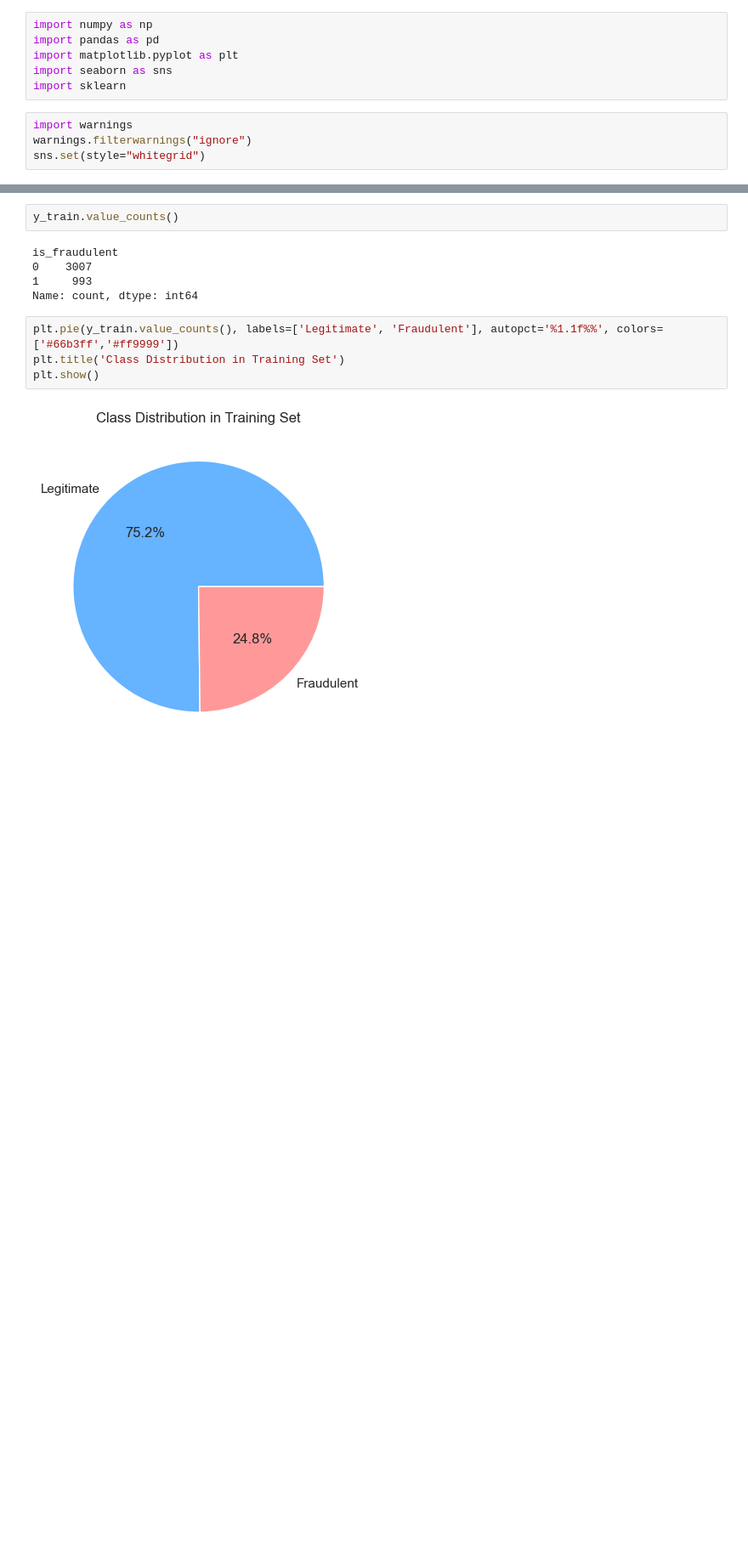
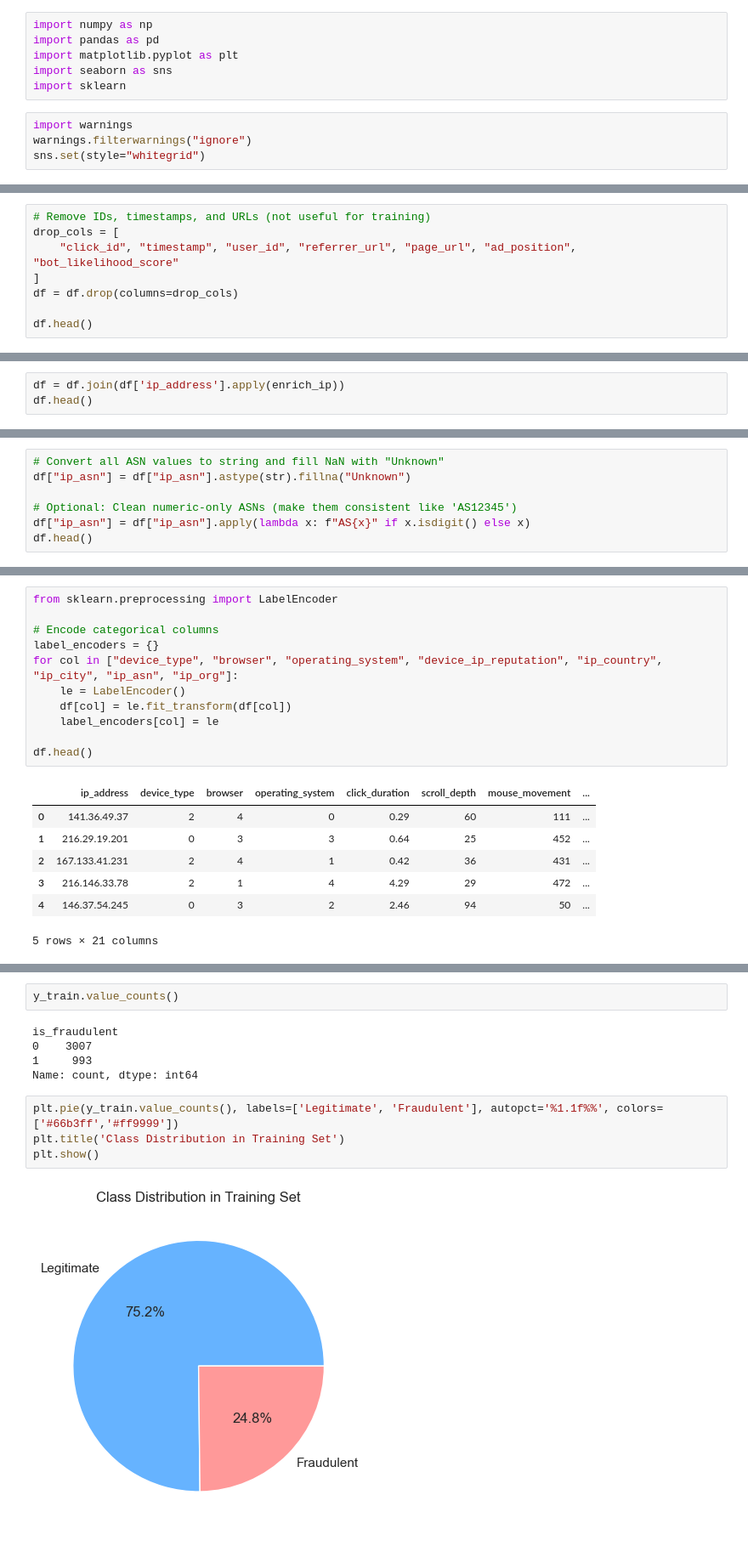
Before and after one commit to achintha-alahakoon/Fraud-Detection, a Jupyter notebook: backend/model2.ipynb, the cells around one changed output, grey strips where cells are left out. Shown: that part at 85% size. Saved outputs shown, nothing was run; the diff lists cells and outputs as text; blank space fills up the shorter version.

```diff
--- a/backend/model2.ipynb
+++ b/backend/model2.ipynb
@@ -12,0 +24,8 @@ df = pd.read_csv('../click_fraud_dataset.csv')
+# %%
+# Remove IDs, timestamps, and URLs (not useful for training)
+drop_cols = [
+    "click_id", "timestamp", "user_id", "referrer_url", "page_url", "ad_position", "bot_likelihood_score"
+]
+df = df.drop(columns=drop_cols)
+
+df.head()
@@ -12,0 +83,3 @@ df = pd.read_csv('../click_fraud_dataset.csv')
+# %%
+df = df.join(df['ip_address'].apply(enrich_ip))
+df.head()
@@ -22 +194,8 @@ df.head()
 5 rows × 21 columns
+# %%
+# Convert all ASN values to string and fill NaN with "Unknown"
+df["ip_asn"] = df["ip_asn"].astype(str).fillna("Unknown")
+
+# Optional: Clean numeric-only ASNs (make them consistent like 'AS12345')
+df["ip_asn"] = df["ip_asn"].apply(lambda x: f"AS{x}" if x.isdigit() else x)
+df.head()
@@ -22,0 +210,19 @@ df.head()
+# %%
+from sklearn.preprocessing import LabelEncoder
+
+# Encode categorical columns
+label_encoders = {}
+for col in ["device_type", "browser", "operating_system", "device_ip_reputation", "ip_country", "ip_city", "ip_asn", "ip_org"]:
+    le = LabelEncoder()
+    df[col] = le.fit_transform(df[col])
+    label_encoders[col] = le
+
+df.head()
+# %% [output]
+|  | ip_address | device_type | browser | operating_system | click_duration | scroll_depth | mouse_movement | ... |
+| 0 | 141.36.49.37 | 2 | 4 | 0 | 0.29 | 60 | 111 | ... |
+| 1 | 216.29.19.201 | 0 | 3 | 3 | 0.64 | 25 | 452 | ... |
+| 2 | 167.133.41.231 | 2 | 4 | 1 | 0.42 | 36 | 431 | ... |
+| 3 | 216.146.33.78 | 2 | 1 | 4 | 4.29 | 29 | 472 | ... |
+| 4 | 146.37.54.245 | 0 | 3 | 2 | 2.46 | 94 | 50 | ... |
+5 rows × 21 columns
```
Also changed, not shown: parts of 66 cells of this notebook, 15 other files.
